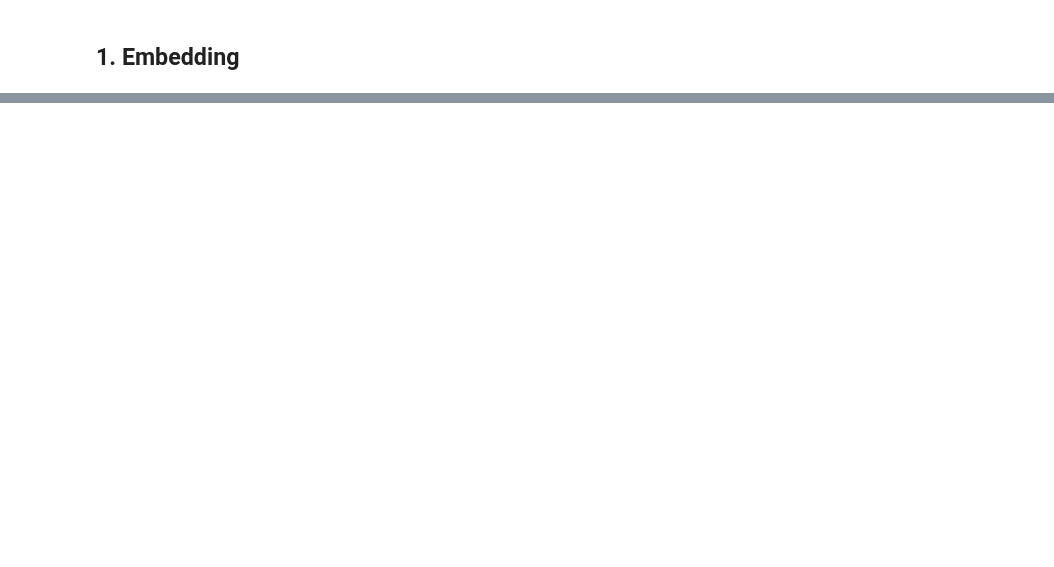
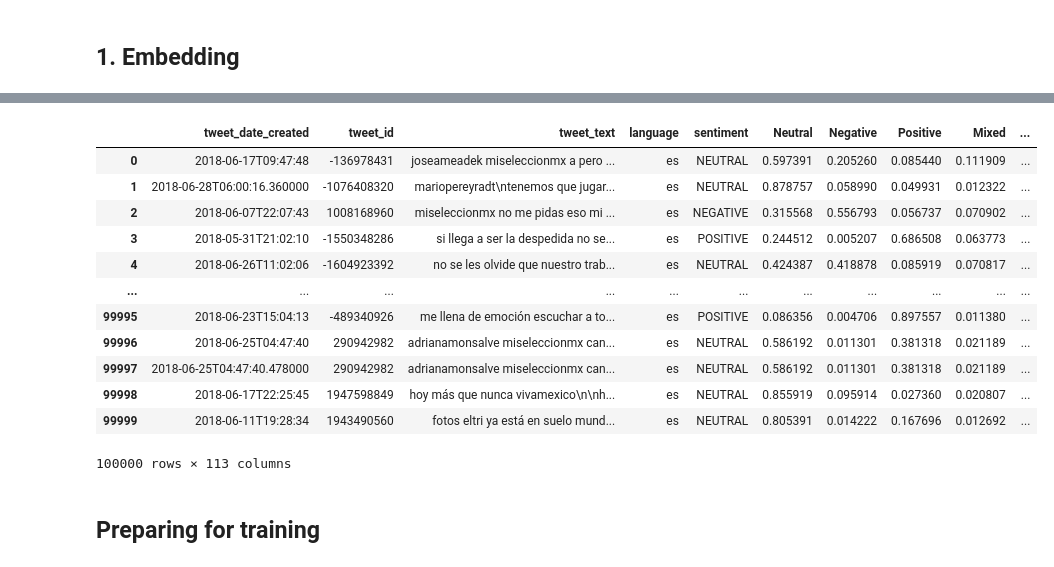
Before and after one commit to FrancoRossetti/trabajo-final-ucse, a Jupyter notebook: 3_dataset-preprocess/01_world-cup-2018-preprocess.ipynb, the cells around one changed output, grey strips where cells are left out. Saved outputs shown, nothing was run; the diff lists cells and outputs as text; code cells hidden in the pictures; blank space fills up the shorter version.

Commit message:
Embedding - dataset division - mock model

```diff
--- a/3_dataset-preprocess/01_world-cup-2018-preprocess.ipynb
+++ b/3_dataset-preprocess/01_world-cup-2018-preprocess.ipynb
@@ -176,0 +151,24 @@ df_worldcup_embeddings.to_csv('2018_dataset_with_embeddings.csv', index=False)
+# %%
+nrows_to_load = 100000  # Adjust this to the desired subset size
+
+# FYI: start from here - csv already generated
+df = pd.read_csv("2018_dataset_with_embeddings.csv", nrows=nrows_to_load)
+
+# Inspect the first few rows of the dataset
+df
+# %% [output]
+|  | tweet_date_created | tweet_id | tweet_text | language | sentiment | Neutral | Negative | Positive | Mixed | ... |
+| 0 | 2018-06-17T09:47:48 | -136978431 | joseameadek miseleccionmx a pero ... | es | NEUTRAL | 0.597391 | 0.205260 | 0.085440 | 0.111909 | ... |
+| 1 | 2018-06-28T06:00:16.360000 | -1076408320 | mariopereyradt\ntenemos que jugar... | es | NEUTRAL | 0.878757 | 0.058990 | 0.049931 | 0.012322 | ... |
+| 2 | 2018-06-07T22:07:43 | 1008168960 | miseleccionmx no me pidas eso mi ... | es | NEGATIVE | 0.315568 | 0.556793 | 0.056737 | 0.070902 | ... |
+| 3 | 2018-05-31T21:02:10 | -1550348286 | si llega a ser la despedida no se... | es | POSITIVE | 0.244512 | 0.005207 | 0.686508 | 0.063773 | ... |
+| 4 | 2018-06-26T11:02:06 | -1604923392 | no se les olvide que nuestro trab... | es | NEUTRAL | 0.424387 | 0.418878 | 0.085919 | 0.070817 | ... |
+| ... | ... | ... | ... | ... | ... | ... | ... | ... | ... | ... |
+| 99995 | 2018-06-23T15:04:13 | -489340926 | me llena de emoción escuchar a to... | es | POSITIVE | 0.086356 | 0.004706 | 0.897557 | 0.011380 | ... |
+| 99996 | 2018-06-25T04:47:40 | 290942982 | adrianamonsalve miseleccionmx can... | es | NEUTRAL | 0.586192 | 0.011301 | 0.381318 | 0.021189 | ... |
+| 99997 | 2018-06-25T04:47:40.478000 | 290942982 | adrianamonsalve miseleccionmx can... | es | NEUTRAL | 0.586192 | 0.011301 | 0.381318 | 0.021189 | ... |
+| 99998 | 2018-06-17T22:25:45 | 1947598849 | hoy más que nunca vivamexico\n\nh... | es | NEUTRAL | 0.855919 | 0.095914 | 0.027360 | 0.020807 | ... |
+| 99999 | 2018-06-11T19:28:34 | 1943490560 | fotos eltri ya está en suelo mund... | es | NEUTRAL | 0.805391 | 0.014222 | 0.167696 | 0.012692 | ... |
+100000 rows × 113 columns
+# %% [markdown]
+## Preparing for training
```
Also changed, not shown: parts of 12 cells of this notebook.
